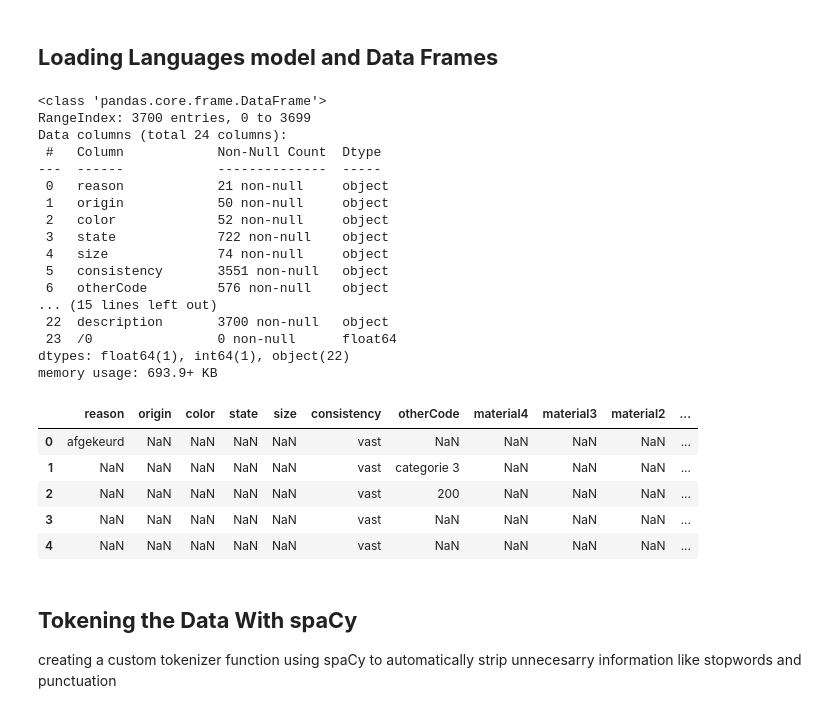
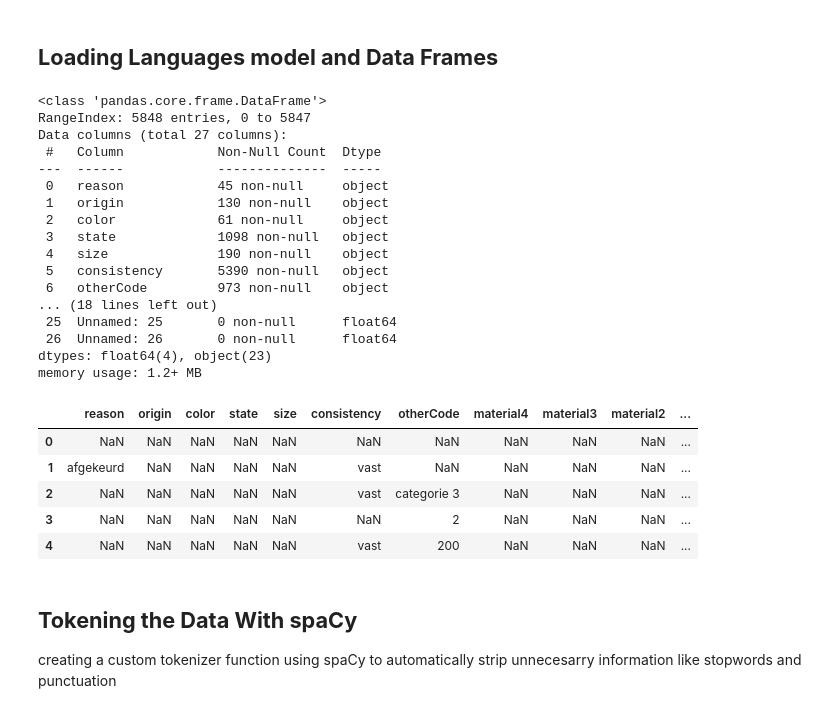
Before and after one commit to Yolantele/ML-data-clasifier, a Jupyter notebook: NL_SpaCy_ML_Classifier_for_Waste_Data_Augmentation.ipynb, the cells around one changed output. Drawn from its saved outputs; the diff is of its cells as text; code cells hidden in the pictures.

```diff
--- a/NL_SpaCy_ML_Classifier_for_Waste_Data_Augmentation.ipynb
+++ b/NL_SpaCy_ML_Classifier_for_Waste_Data_Augmentation.ipynb
@@ -42,44 +48,44 @@ nlp = nl_core_news_md.load #medium size lang model (smae results as large size l
 # %%
 path = '/content/drive/My Drive/data/'
 
 # train data frames:
-materials = pd.read_csv(path + '/nlMaterialData.csv')
+all_data = pd.read_csv(path + '/nlData.csv')
 
 
 # test data frames:
 materials_test = pd.read_csv(path + '/nlWithoutMaterialData.csv')
 
 # set data frame:
-df = materials
+df = all_data
 
 
 df.shape
 df.info()
 df.head()
 # %% [output]
 <class 'pandas.core.frame.DataFrame'>
-RangeIndex: 3700 entries, 0 to 3699
-Data columns (total 24 columns):
+RangeIndex: 5848 entries, 0 to 5847
+Data columns (total 27 columns):
  #   Column            Non-Null Count  Dtype
 ---  ------            --------------  -----
- 0   reason            21 non-null     object
- 1   origin            50 non-null     object
- 2   color             52 non-null     object
- 3   state             722 non-null    object
- 4   size              74 non-null     object
- 5   consistency       3551 non-null   object
- 6   otherCode         576 non-null    object
-... (15 lines left out)
- 22  description       3700 non-null   object
- 23  /0                0 non-null      float64
-dtypes: float64(1), int64(1), object(22)
-memory usage: 693.9+ KB
+ 0   reason            45 non-null     object
+ 1   origin            130 non-null    object
+ 2   color             61 non-null     object
+ 3   state             1098 non-null   object
+ 4   size              190 non-null    object
+ 5   consistency       5390 non-null   object
+ 6   otherCode         973 non-null    object
+... (18 lines left out)
+ 25  Unnamed: 25       0 non-null      float64
+ 26  Unnamed: 26       0 non-null      float64
+dtypes: float64(4), object(23)
+memory usage: 1.2+ MB
 |  | reason | origin | color | state | size | consistency | otherCode | material4 | material3 | material2 | ... |
-| 0 | afgekeurd | NaN | NaN | NaN | NaN | vast | NaN | NaN | NaN | NaN | ... |
-| 1 | NaN | NaN | NaN | NaN | NaN | vast | categorie 3 | NaN | NaN | NaN | ... |
-| 2 | NaN | NaN | NaN | NaN | NaN | vast | 200 | NaN | NaN | NaN | ... |
-| 3 | NaN | NaN | NaN | NaN | NaN | vast | NaN | NaN | NaN | NaN | ... |
-| 4 | NaN | NaN | NaN | NaN | NaN | vast | NaN | NaN | NaN | NaN | ... |
+| 0 | NaN | NaN | NaN | NaN | NaN | NaN | NaN | NaN | NaN | NaN | ... |
+| 1 | afgekeurd | NaN | NaN | NaN | NaN | vast | NaN | NaN | NaN | NaN | ... |
+| 2 | NaN | NaN | NaN | NaN | NaN | vast | categorie 3 | NaN | NaN | NaN | ... |
+| 3 | NaN | NaN | NaN | NaN | NaN | NaN | 2 | NaN | NaN | NaN | ... |
+| 4 | NaN | NaN | NaN | NaN | NaN | vast | 200 | NaN | NaN | NaN | ... |
 # %% [markdown]
 ## **Tokening the Data With spaCy**
 
```
Also changed, not shown: parts of 31 cells of this notebook.
